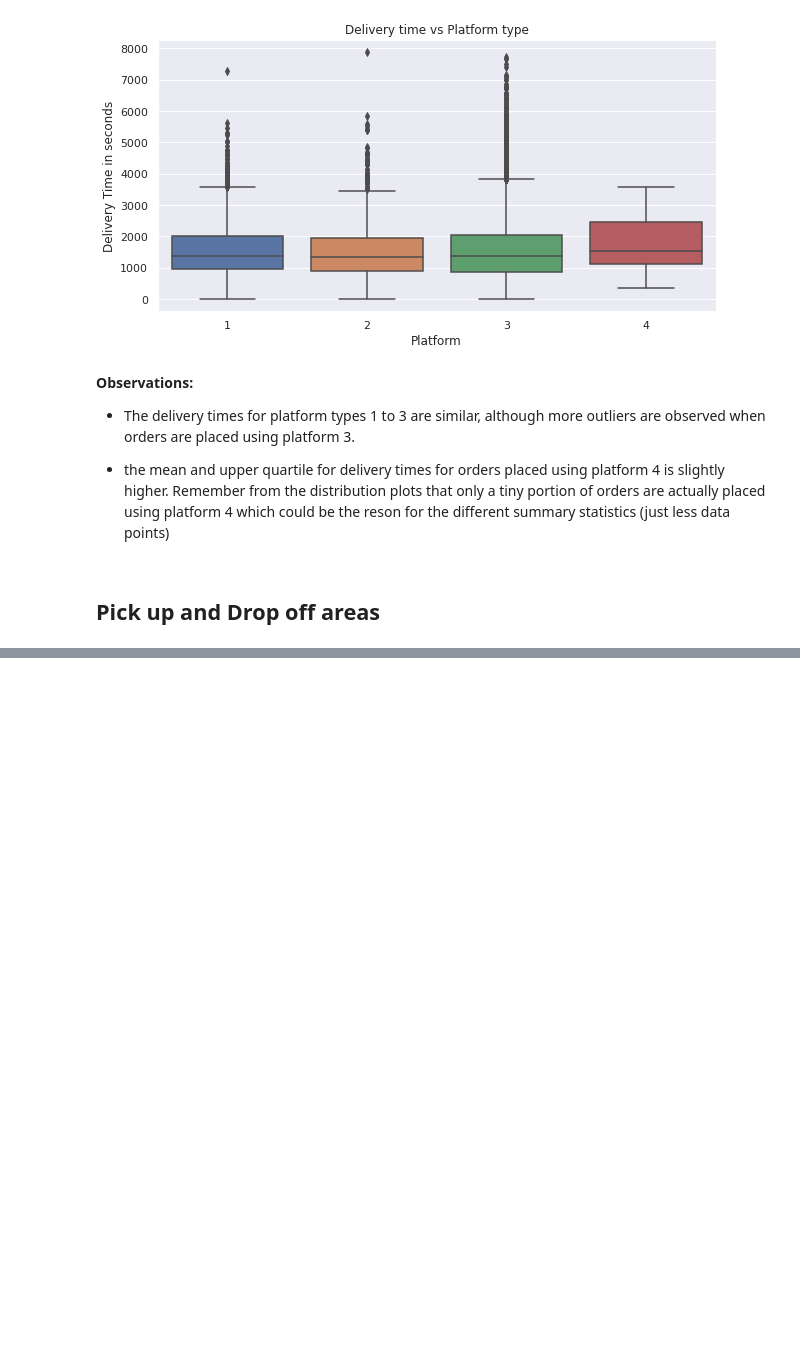
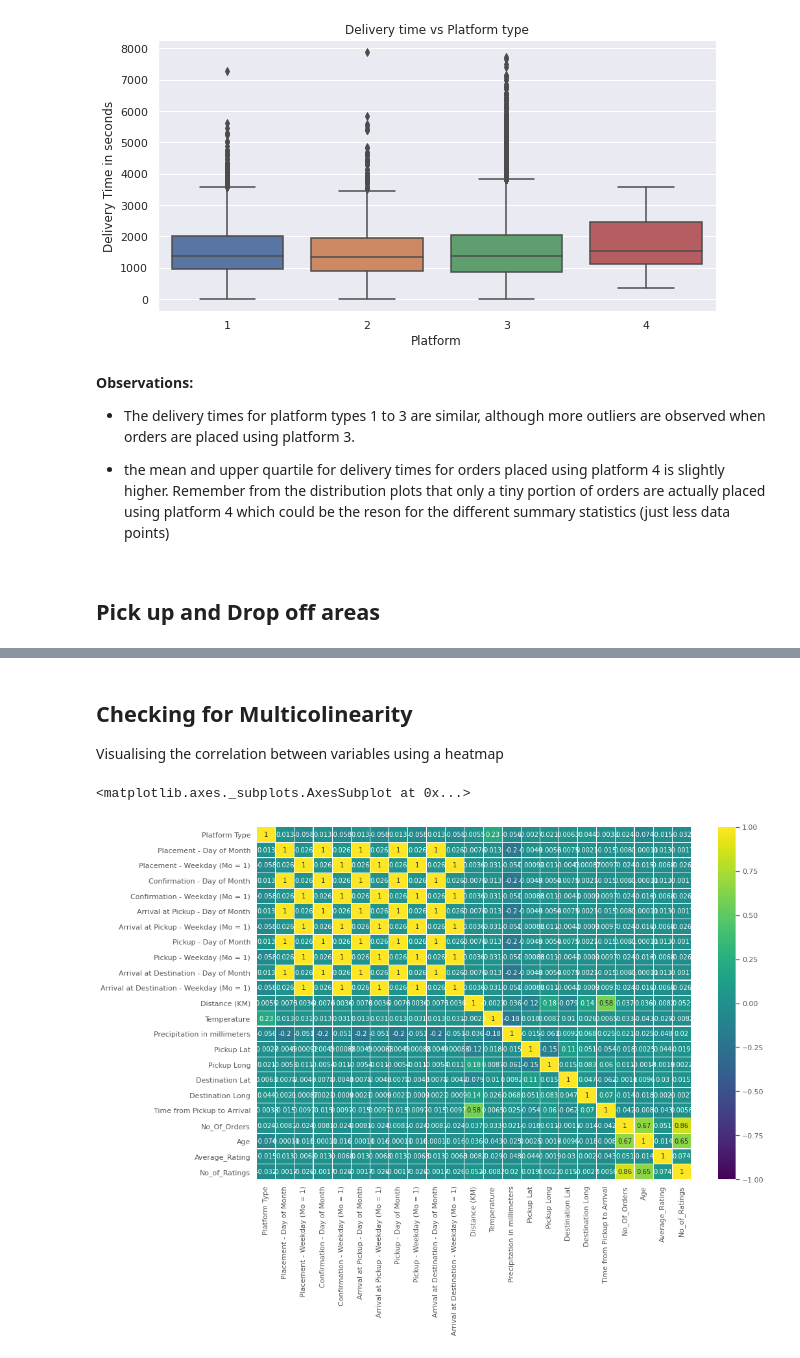
Before and after one commit to NicoleMeinie/Regression, a Jupyter notebook: Frankenstein.ipynb, the cells around one changed output, grey strips where cells are left out. Drawn from its saved outputs; the diff is of its cells as text; code cells hidden in the pictures; blank space fills up the shorter version.

```diff
--- a/Frankenstein.ipynb
+++ b/Frankenstein.ipynb
@@ -301,3 +300,15 @@ px.scatter_mapbox(Train,
                      title = 'Destination location')
 # %% [output]
 [interactive output not drawn]
+# %% [markdown]
+## Checking for Multicolinearity
+Visualising the correlation between variables using a heatmap
+# %%
+Corr_Matrix = Train.corr()
+
+style.use('ggplot')
+plt.figure(figsize=(15,10))
+sns.heatmap(Corr_Matrix, vmin=-1, vmax=1, cmap='viridis', annot=True, linewidth=0.1)
+# %% [output]
+<matplotlib.axes._subplots.AxesSubplot at 0x...>
+[figure, added]
```
Also changed, not shown: parts of 22 cells of this notebook.
